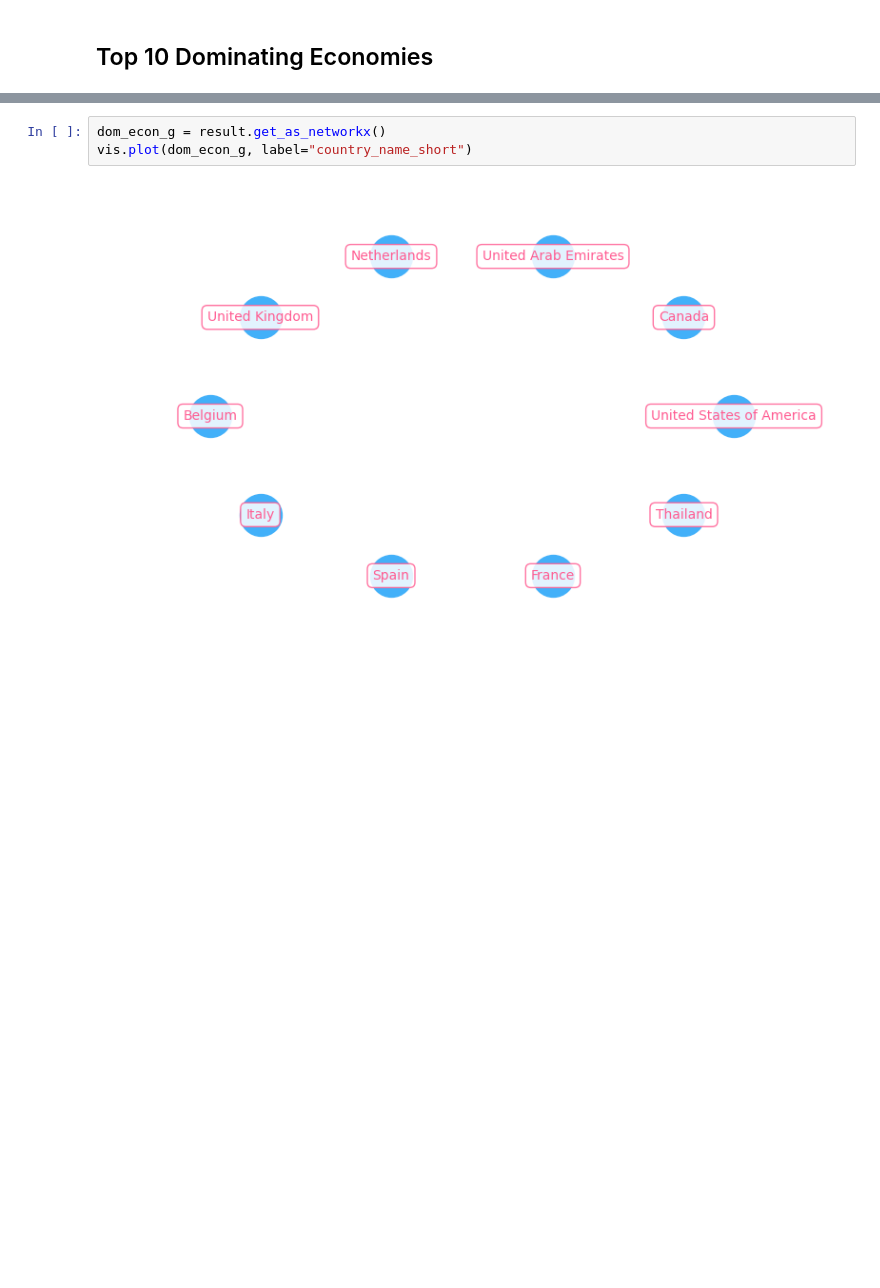
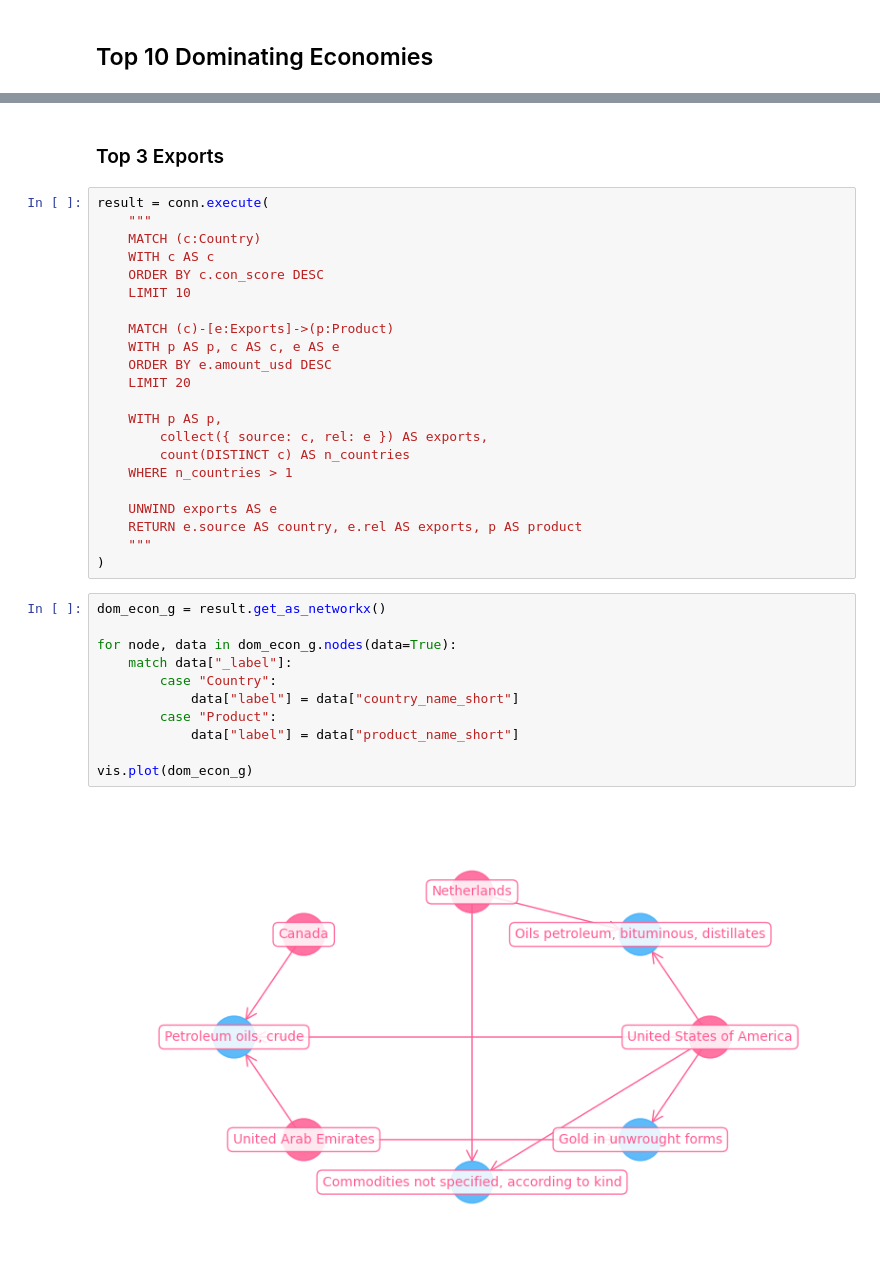
Before and after one commit to DataLabTechTV/datalab, a Jupyter notebook: notebooks/econ_comp.ipynb, the cells around one changed output, grey strips where cells are left out. Cells and saved outputs as stored; diff of their text form; blank space fills up the shorter version.

Commit message:
feat: add edge arrows and node colors per label

```diff
--- a/notebooks/econ_comp.ipynb
+++ b/notebooks/econ_comp.ipynb
@@ -45,8 +45,40 @@ dom_econ_df
 | 8 | Spain |
 | 9 | France |
 | 10 | Thailand |
+# %% [markdown]
+### Top 3 Exports
+# %%
+result = conn.execute(
+    """
+    MATCH (c:Country)
+    WITH c AS c
+    ORDER BY c.con_score DESC
+    LIMIT 10
+
+    MATCH (c)-[e:Exports]->(p:Product)
+    WITH p AS p, c AS c, e AS e
+    ORDER BY e.amount_usd DESC
+    LIMIT 20
+
+    WITH p AS p,
+        collect({ source: c, rel: e }) AS exports,
+        count(DISTINCT c) AS n_countries
+    WHERE n_countries > 1
+
+    UNWIND exports AS e
+    RETURN e.source AS country, e.rel AS exports, p AS product
+    """
+)
 # %%
 dom_econ_g = result.get_as_networkx()
-vis.plot(dom_econ_g, label="country_name_short")
+
+for node, data in dom_econ_g.nodes(data=True):
+    match data["_label"]:
+        case "Country":
+            data["label"] = data["country_name_short"]
+        case "Product":
+            data["label"] = data["product_name_short"]
+
+vis.plot(dom_econ_g)
 # %% [output]
-[figure, old version]
+[figure, new version]
```
Also changed, not shown: parts of 2 cells of this notebook, 1 other file.
